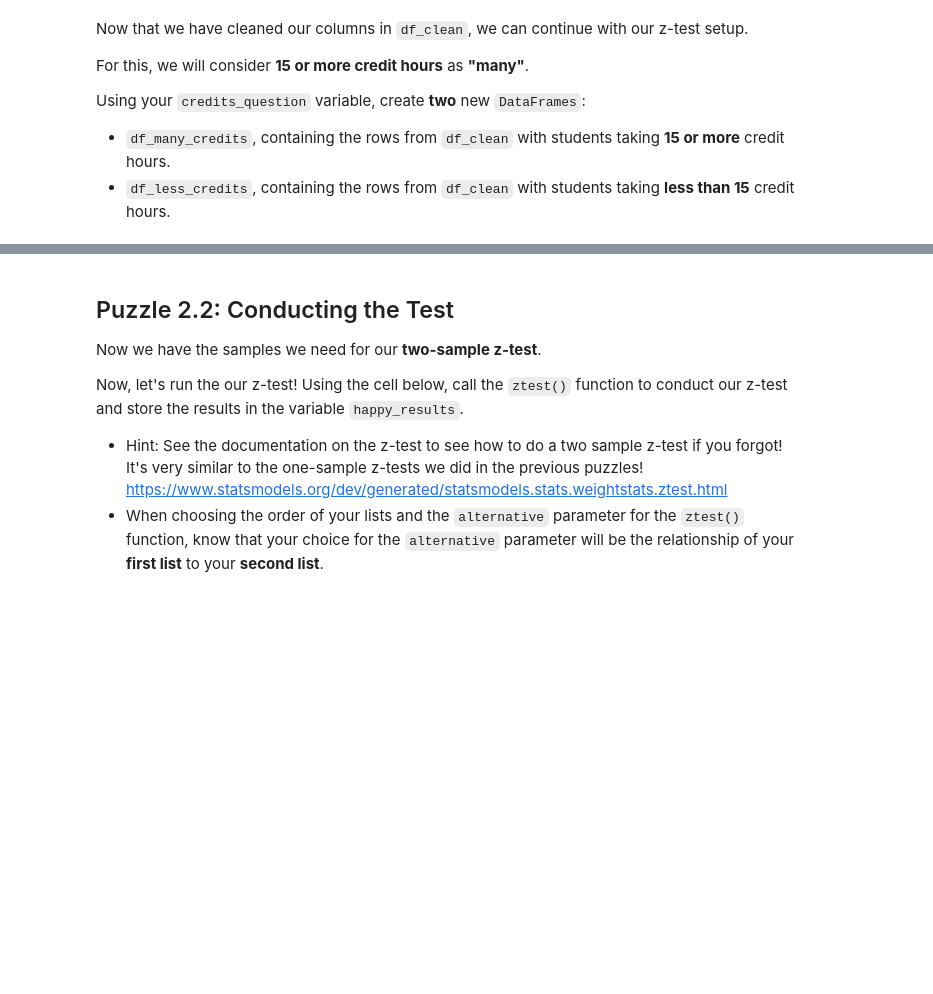
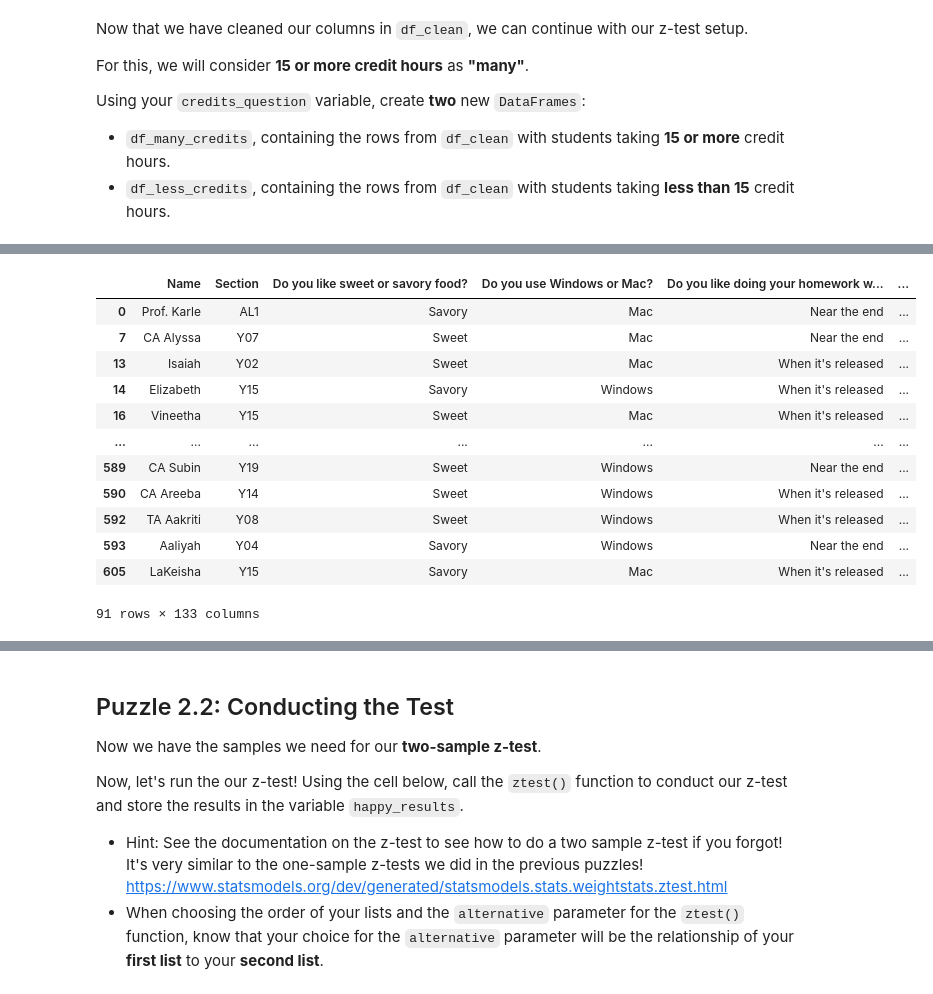
Before and after one commit to jonathan-cky/STAT107, a Jupyter notebook: lab_hypothesis_tests/lab_hypothesis_tests.ipynb, the cells around one changed output, grey strips where cells are left out. Saved outputs shown, nothing was run; the diff lists cells and outputs as text; code cells hidden in the pictures; blank space fills up the shorter version.

```diff
--- a/lab_hypothesis_tests/lab_hypothesis_tests.ipynb
+++ b/lab_hypothesis_tests/lab_hypothesis_tests.ipynb
@@ -339,6 +416,20 @@ df_many_credits
 # %%
-df_less_credits = ...
+df_less_credits = df_clean[df_clean[credits_question] < 15]
 df_less_credits
+# %% [output]
+|  | Name | Section | Do you like sweet or savory food? | Do you use Windows or Mac? | Do you like doing your homework w... | ... |
+| 0 | Prof. Karle | AL1 | Savory | Mac | Near the end | ... |
+| 7 | CA Alyssa | Y07 | Sweet | Mac | Near the end | ... |
+| 13 | Isaiah | Y02 | Sweet | Mac | When it's released | ... |
+| 14 | Elizabeth | Y15 | Savory | Windows | When it's released | ... |
+| 16 | Vineetha | Y15 | Sweet | Mac | When it's released | ... |
+| ... | ... | ... | ... | ... | ... | ... |
+| 589 | CA Subin | Y19 | Sweet | Windows | Near the end | ... |
+| 590 | CA Areeba | Y14 | Sweet | Windows | When it's released | ... |
+| 592 | TA Aakriti | Y08 | Sweet | Windows | When it's released | ... |
+| 593 | Aaliyah | Y04 | Savory | Windows | Near the end | ... |
+| 605 | LaKeisha | Y15 | Savory | Mac | When it's released | ... |
+91 rows × 133 columns
 # %%
 ## == CHECKPOINT TEST CASES ==
 # - This read-only cell contains test cases for your previous cell.
```
Also changed, not shown: parts of 43 cells of this notebook.
